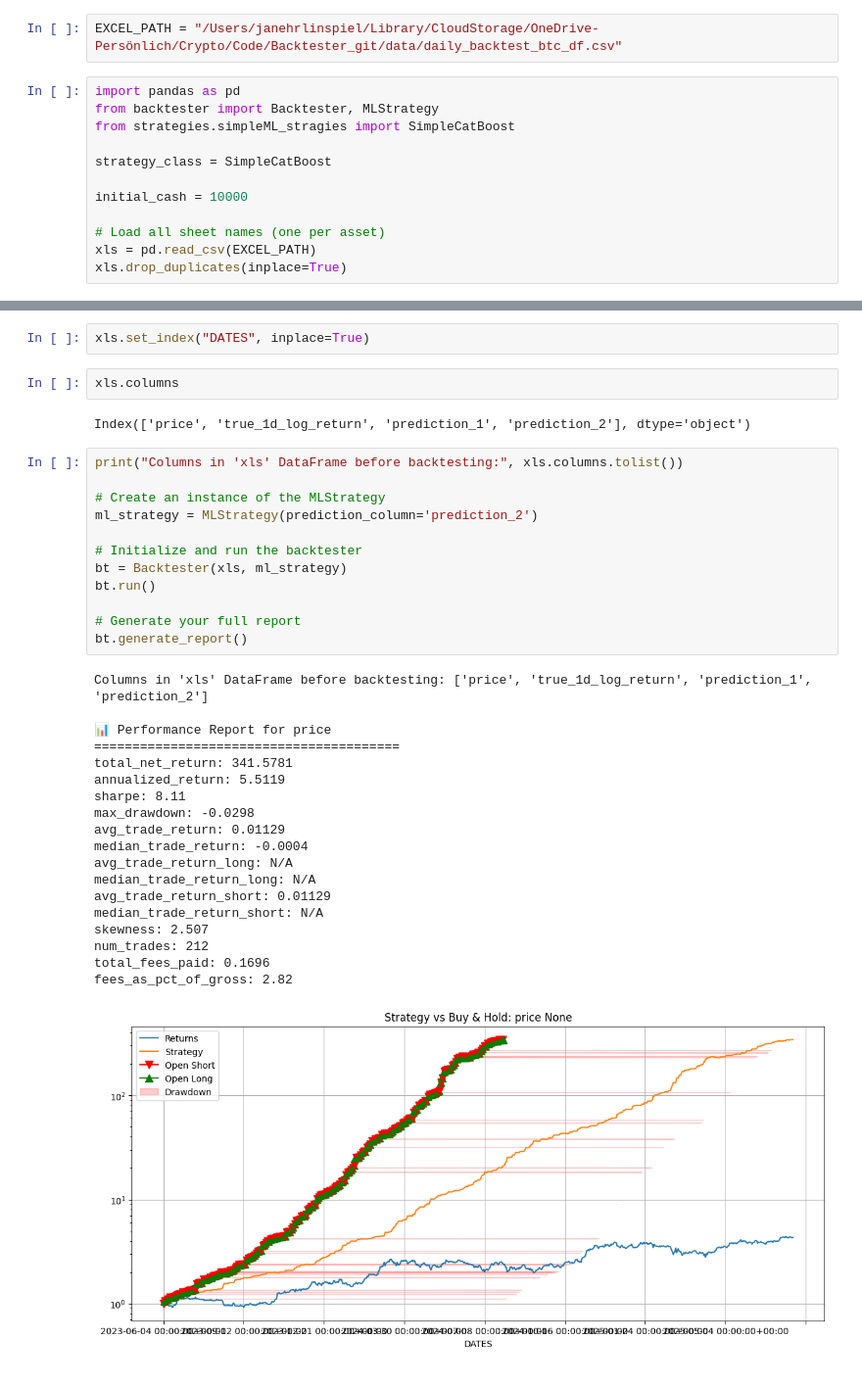
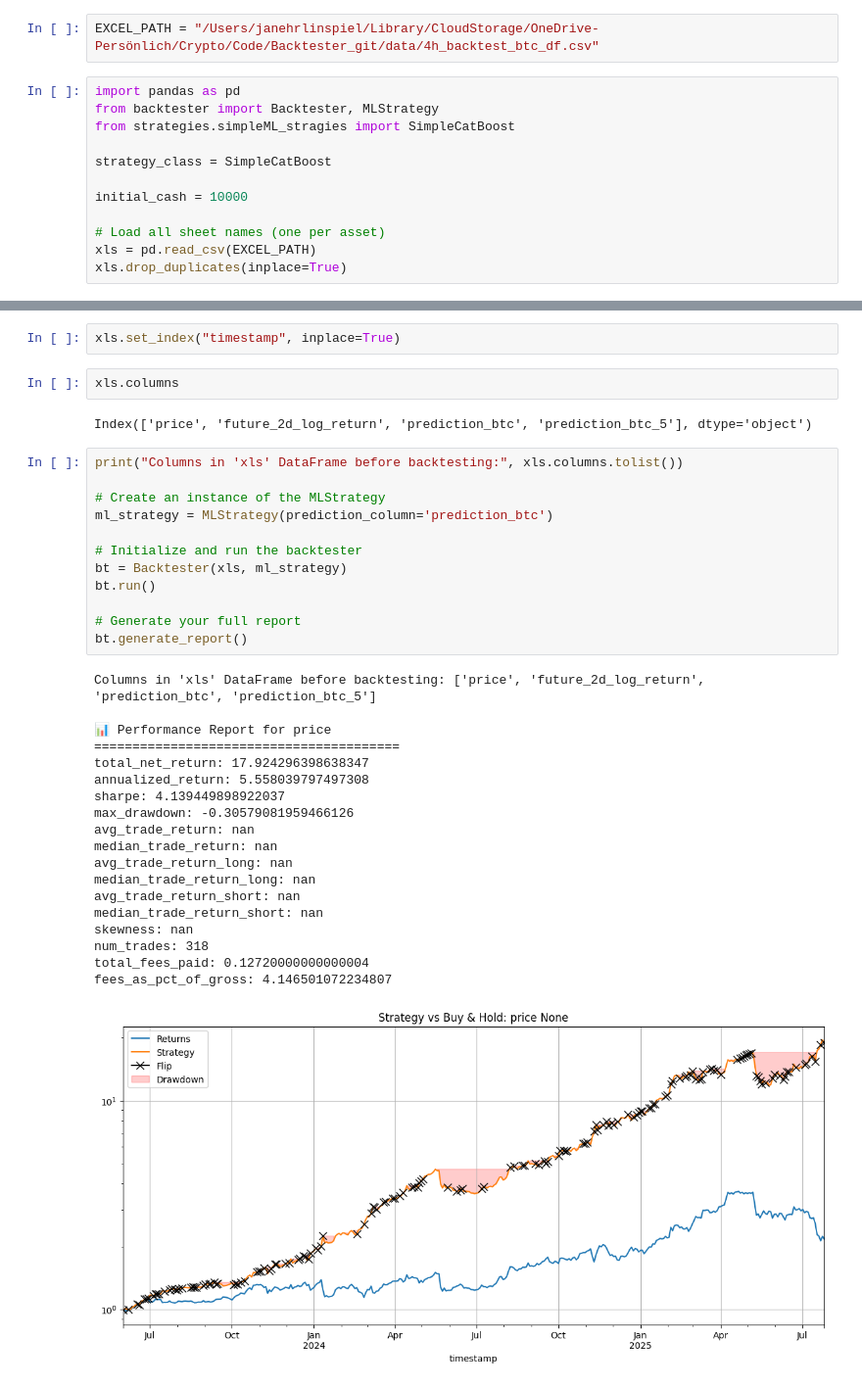
Before and after one commit to ehrJan/Backtester_git, a Jupyter notebook: main_basic_ML.ipynb, the cells around one changed output, grey strips where cells are left out. Shown at 98% size. Drawn from its saved outputs; the diff is of its cells as text.

Commit message:
adjustments to strategy and bug fixes

```diff
--- a/main_basic_ML.ipynb
+++ b/main_basic_ML.ipynb
@@ -3,7 +3,7 @@ import pandas as pd
 import numpy as np
 from sklearn.model_selection import TimeSeriesSplit
 # %%
-EXCEL_PATH = "/Users/janehrlinspiel/Library/CloudStorage/OneDrive-Persönlich/Crypto/Code/Backtester_git/data/daily_backtest_btc_df.csv"
+EXCEL_PATH = "/Users/janehrlinspiel/Library/CloudStorage/OneDrive-Persönlich/Crypto/Code/Backtester_git/data/4h_backtest_btc_df.csv"
 # %%
 import pandas as pd
 from backtester import Backtester, MLStrategy
@@ -35,38 +35,38 @@ xls
 # %%
-xls.set_index("DATES", inplace=True)
+xls.set_index("timestamp", inplace=True)
 # %%
 xls.columns
 # %% [output]
-Index(['price', 'true_1d_log_return', 'prediction_1', 'prediction_2'], dtype='object')
+Index(['price', 'future_2d_log_return', 'prediction_btc', 'prediction_btc_5'], dtype='object')
 # %%
 print("Columns in 'xls' DataFrame before backtesting:", xls.columns.tolist())
 
 # Create an instance of the MLStrategy
-ml_strategy = MLStrategy(prediction_column='prediction_2')
+ml_strategy = MLStrategy(prediction_column='prediction_btc')
 
 # Initialize and run the backtester
 bt = Backtester(xls, ml_strategy)
 bt.run()
 
 # Generate your full report
 bt.generate_report()
 # %% [output]
-Columns in 'xls' DataFrame before backtesting: ['price', 'true_1d_log_return', 'prediction_1', 'prediction_2']
+Columns in 'xls' DataFrame before backtesting: ['price', 'future_2d_log_return', 'prediction_btc', 'prediction_btc_5']
 
 📊 Performance Report for price
 ========================================
-total_net_return: 341.5781
-annualized_return: 5.5119
-sharpe: 8.11
-max_drawdown: -0.0298
-avg_trade_return: 0.01129
-median_trade_return: -0.0004
-avg_trade_return_long: N/A
-median_trade_return_long: N/A
-avg_trade_return_short: 0.01129
-median_trade_return_short: N/A
-skewness: 2.507
-num_trades: 212
-total_fees_paid: 0.1696
-fees_as_pct_of_gross: 2.82
+total_net_return: 17.924296398638347
+annualized_return: 5.558039797497308
+sharpe: 4.139449898922037
+max_drawdown: -0.30579081959466126
+avg_trade_return: nan
+median_trade_return: nan
+avg_trade_return_long: nan
+median_trade_return_long: nan
+avg_trade_return_short: nan
+median_trade_return_short: nan
+skewness: nan
+num_trades: 318
+total_fees_paid: 0.12720000000000004
+fees_as_pct_of_gross: 4.146501072234807
-[figure, old version]
+[figure, new version]
```
Also changed, not shown: parts of 2 cells of this notebook, 4 other files.
